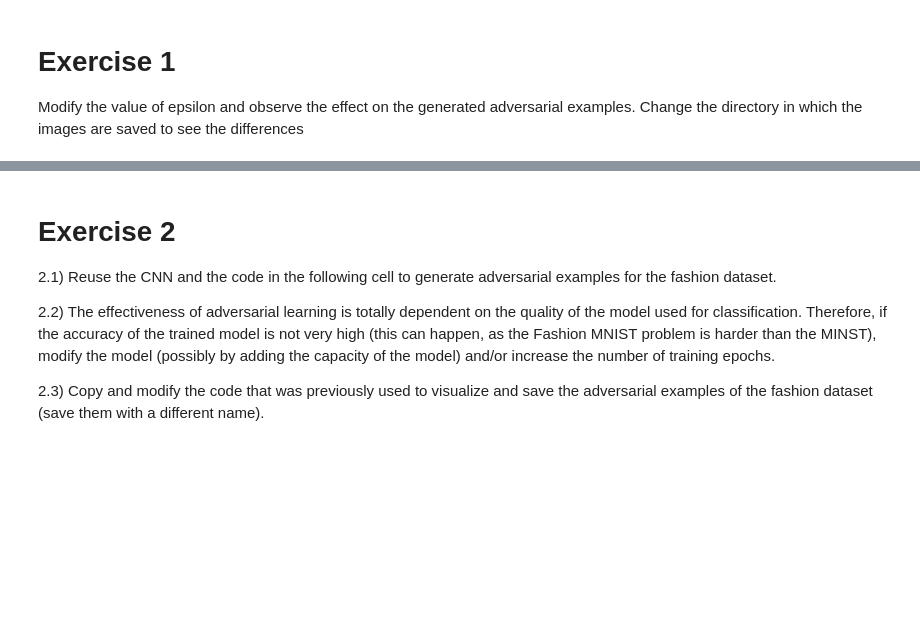
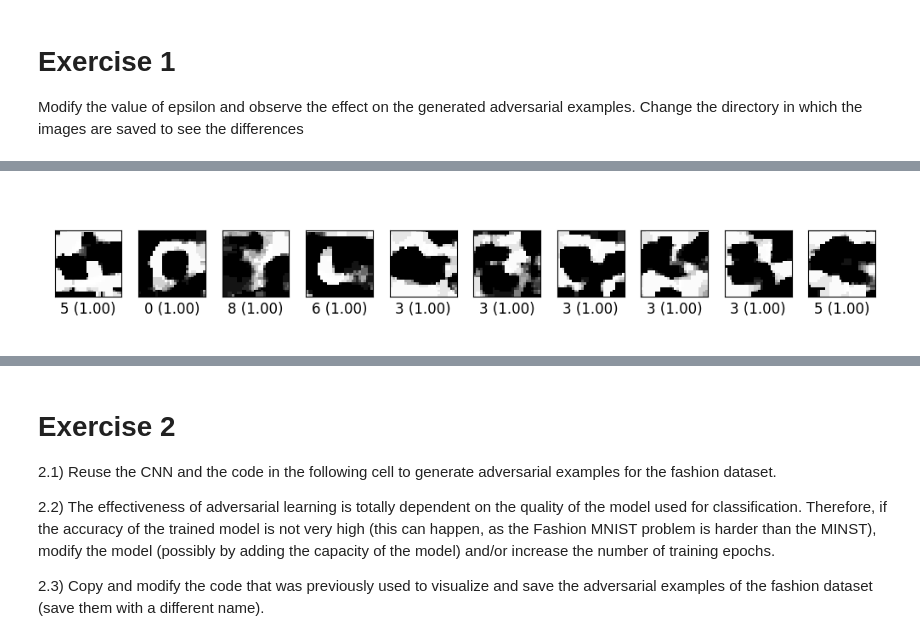
Before and after one commit to juletx/MLNN-labs, a Jupyter notebook: Lab13/Lab13_Adversarial_Examples.ipynb, the cells around one changed output, grey strips where cells are left out. Cells and saved outputs as stored; diff of their text form; code cells hidden in the pictures; blank space fills up the shorter version.

```diff
--- a/Lab13/Lab13_Adversarial_Examples.ipynb
+++ b/Lab13/Lab13_Adversarial_Examples.ipynb
@@ -519,0 +669,4 @@ plt.savefig(___ + '/ex_00.png')
+# %%
+Image.open("img/ex_00.png")
+# %% [output]
+[figure, added]
```
Also changed, not shown: parts of 27 cells of this notebook, 6 other files.
